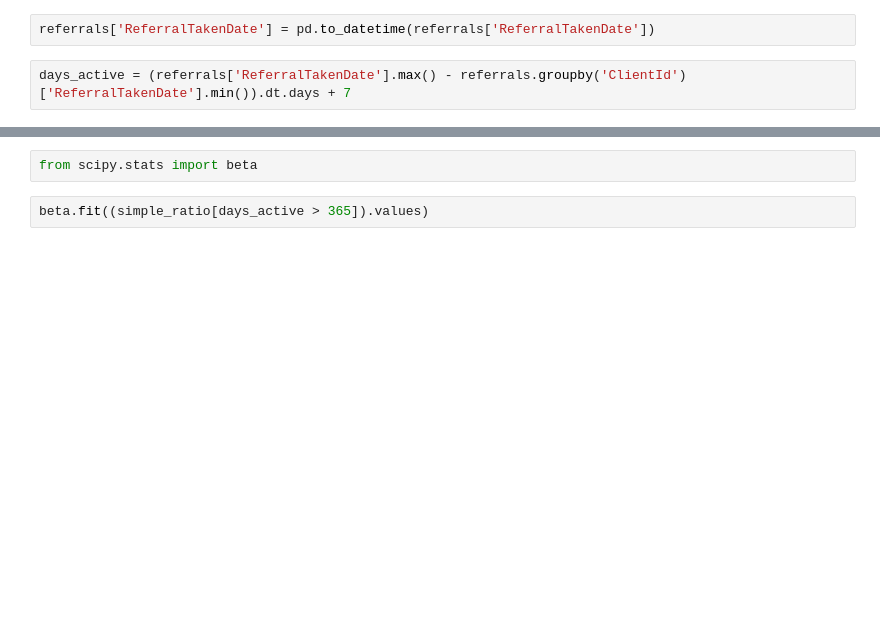
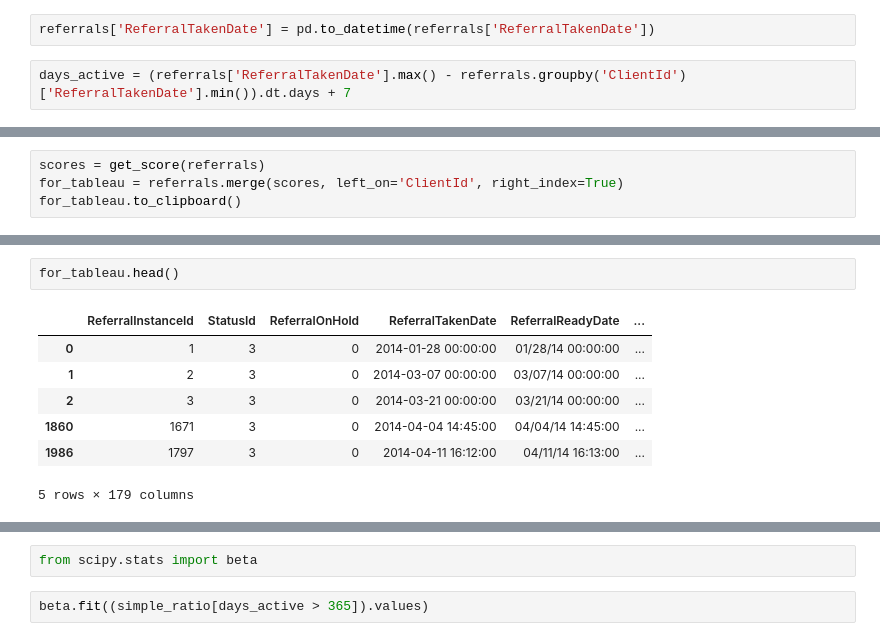
Before and after one commit to DataKind-UK/Welcome-Centre-DataCorps-Code, a Jupyter notebook: notebooks/dependency_score.ipynb, the cells around one changed output, grey strips where cells are left out. Cells and saved outputs as stored; diff of their text form; blank space fills up the shorter version.

```diff
--- a/notebooks/dependency_score.ipynb
+++ b/notebooks/dependency_score.ipynb
@@ -47,0 +66,4 @@ get_score(referrals)
+# %%
+scores = get_score(referrals)
+for_tableau = referrals.merge(scores, left_on='ClientId', right_index=True)
+for_tableau.to_clipboard()
@@ -48,3 +72,13 @@ get_score(referrals)
+# %%
+for_tableau.head()
+# %% [output]
+|  | ReferralInstanceId | StatusId | ReferralOnHold | ReferralTakenDate | ReferralReadyDate | ... |
+| 0 | 1 | 3 | 0 | 2014-01-28 00:00:00 | 01/28/14 00:00:00 | ... |
+| 1 | 2 | 3 | 0 | 2014-03-07 00:00:00 | 03/07/14 00:00:00 | ... |
+| 2 | 3 | 3 | 0 | 2014-03-21 00:00:00 | 03/21/14 00:00:00 | ... |
+| 1860 | 1671 | 3 | 0 | 2014-04-04 14:45:00 | 04/04/14 14:45:00 | ... |
+| 1986 | 1797 | 3 | 0 | 2014-04-11 16:12:00 | 04/11/14 16:13:00 | ... |
+5 rows × 179 columns
 # %%
 simple_ratio = ((referrals.groupby('ClientId').size()) / (days_active / 7))
 simple_ratio[simple_ratio < np.inf].hist(bins=100)
```
Also changed, not shown: parts of 8 cells of this notebook, 5 other files.
